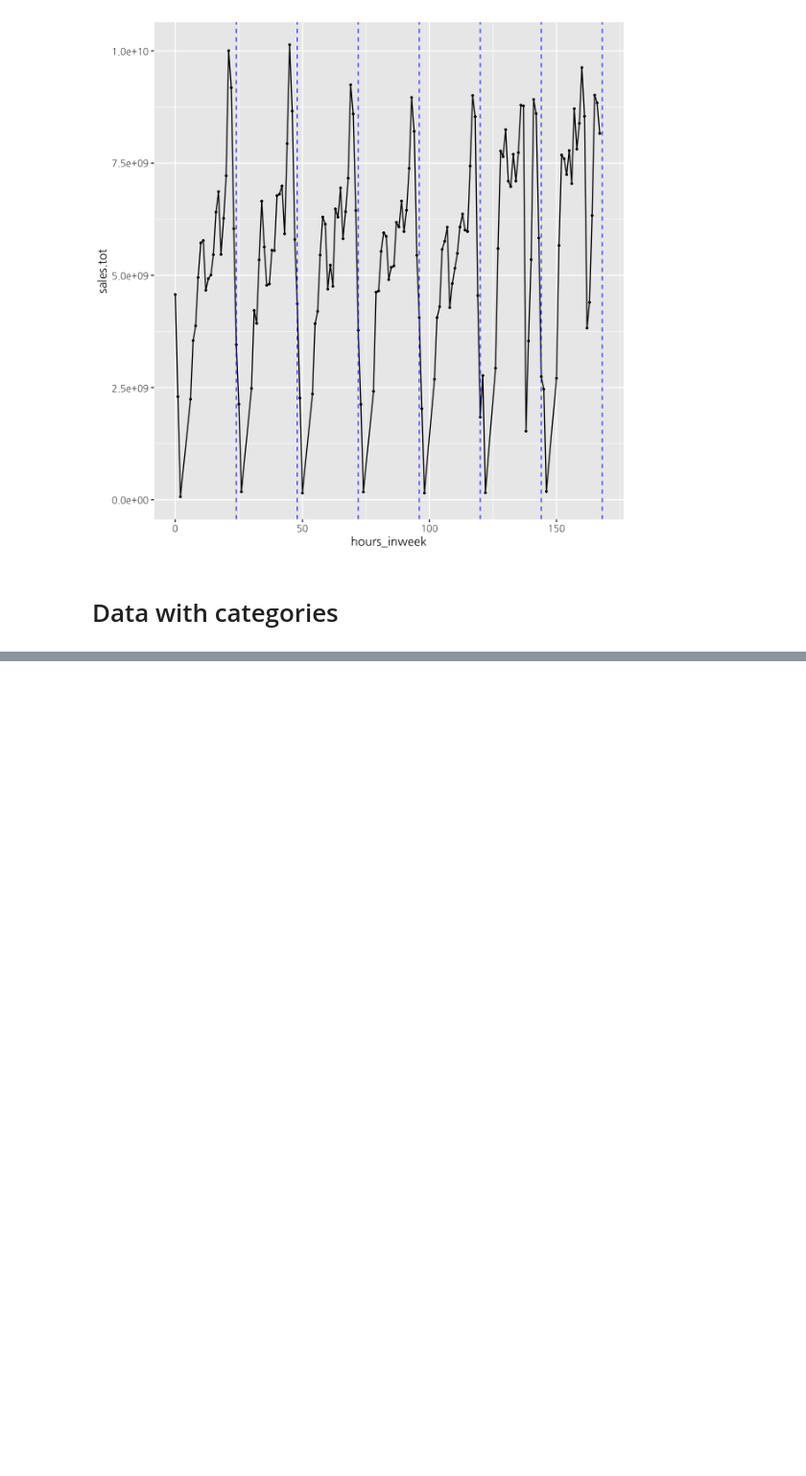
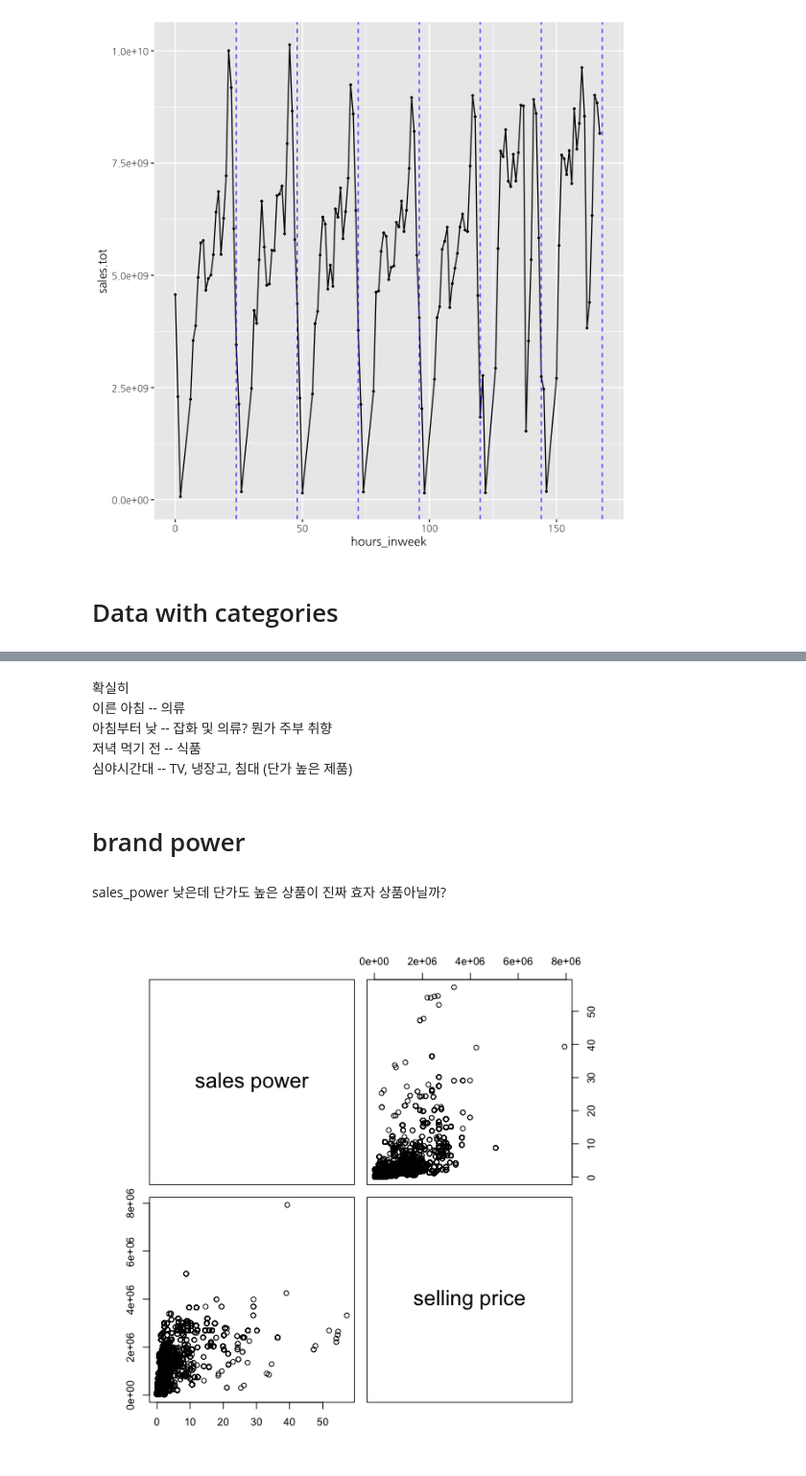
Before and after one commit to s-seo/bigcon_2020_mmmz, a Jupyter notebook: eda/eda_sm.ipynb, the cells around one changed output, grey strips where cells are left out. Shown at 96% size. Saved outputs shown, nothing was run; the diff lists cells and outputs as text; code cells hidden in the pictures; blank space fills up the shorter version.

```diff
--- a/eda/eda_sm.ipynb
+++ b/eda/eda_sm.ipynb
@@ -764,13 +501,13 @@ hshop.sales %>%
 # %% [markdown]
 방송 횟수가 잦은 상품들. 방송횟수 기준 탑 10의 상품코드
 # %%
-
-hshop.sales %>%
+freq_list <- hshop.sales %>%
   group_by(상품코드) %>%
-  mutate(n.shows = n_distinct(show.id)) %>%
+  mutate(n.shows = n_distinct(show_id)) %>%
   filter(row_number() == 1) %>%
   arrange(desc(n.shows)) %>%
-  head(10) %>%
-  select(상품코드, 상품명, 상품군, n.shows) %>%
+  head(40)%>%
+  select(상품코드)%>%
   as.data.frame()
+
 # 간고등어, 한일대용량 믹서기, 세탁기
@@ -786,3 +514,3 @@ hot.list <- hshop.sales %>%
 # %%
-hshop.sales$hottest  <- NA
-hshop.sales$hottest <- ifelse(hshop.sales$상품코드 %in% hot.list$상품코드, 1, 0)
+hshop.sales$freq  <- NA
+hshop.sales$freq <- ifelse(hshop.sales$상품코드 %in% freq_list$상품코드, 1, 0)
@@ -793,8 +517,2 @@ head(hshop.sales[hshop.sales$hottest == 1,]) #freq items
 # %% [markdown]
 # 요일+시간 vs 168시간/주
-# %%
-# weekday + hr
-hshop.sales$hours <- as.factor(hour(hshop.sales$방송일시))
-fit1 <- lm(sales ~ hours+weekday, data = hshop.sales)
-plot(fit1$residuals, type = "p", cex = 0.2,  ylab = "residuals")
-abline(h = 0, col = "blue")
@@ -803,6 +518,0 @@ abline(h = 0, col = "blue")
-# %%
-#168시간
-hshop.sales$hours_inweek <- as.numeric(hshop.sales$weekday)*24-24+as.numeric(as.character(hshop.sales$hour))
-fit2 <- lm(sales ~ hours_inweek, data = hshop.sales)
-plot(fit2$residuals, type = "p", cex = 0.2,  ylab = "residuals")
-abline(h = 0, col = "blue")
@@ -832,0 +559,15 @@ hshop.sales %>%
+# %% [markdown]
+확실히 <br />
+이른 아침 -- 의류 <br />
+아침부터 낮 -- 잡화 및 의류? 뭔가 주부 취향 <br />
+저녁 먹기 전 -- 식품 <br />
+심야시간대 -- TV, 냉장고, 침대 (단가 높은 제품)
+# %% [markdown]
+# brand power
+# %% [markdown]
+sales_power 낮은데 단가도 높은 상품이 진짜 효자 상품아닐까?
+# %%
+pairs(~ sales_power + 판매단가, hshop.sales,
+     labels = c("sales power", "selling price"))
+# %% [output]
+[figure, added]
```
Also changed, not shown: parts of 53 cells of this notebook, 1 other file.
